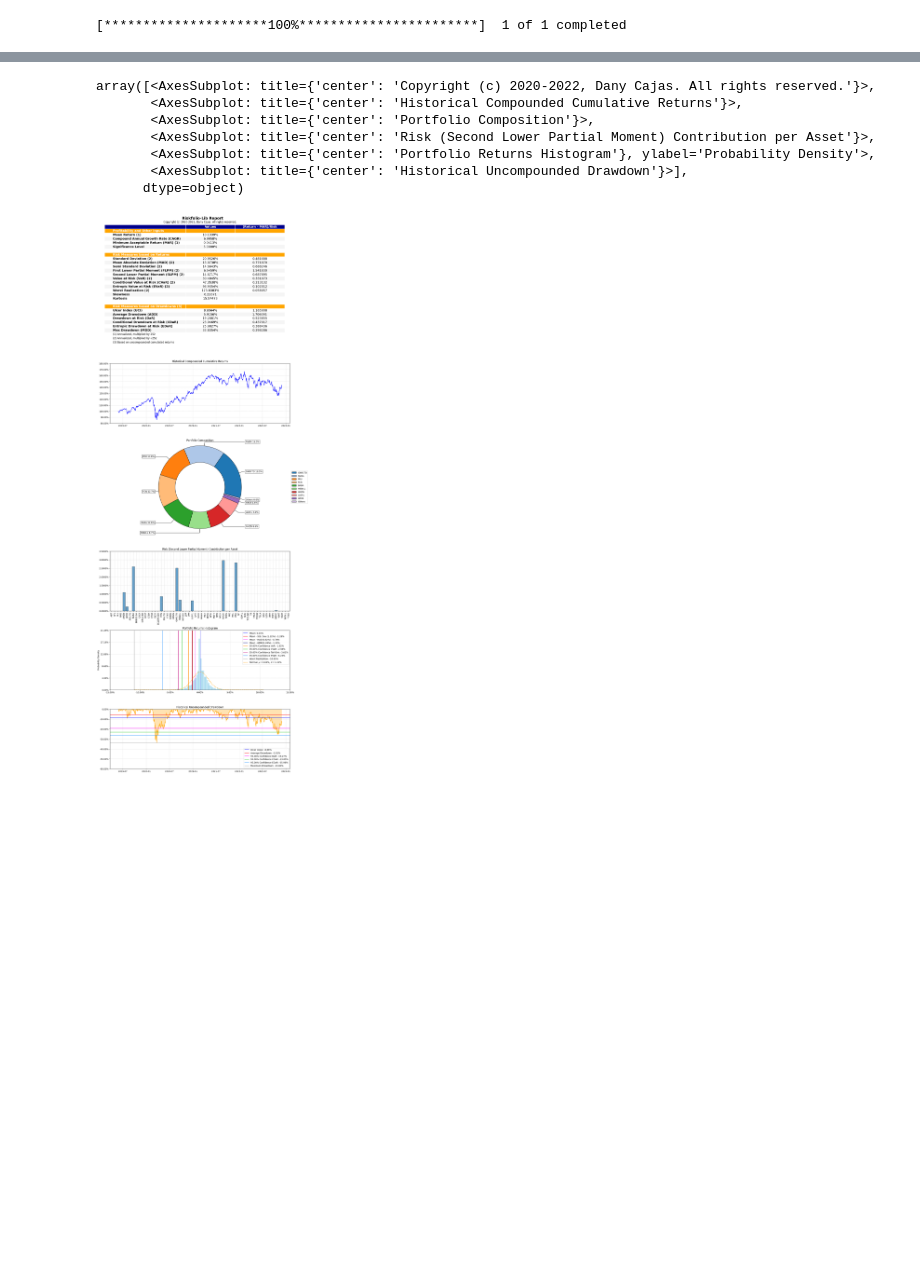
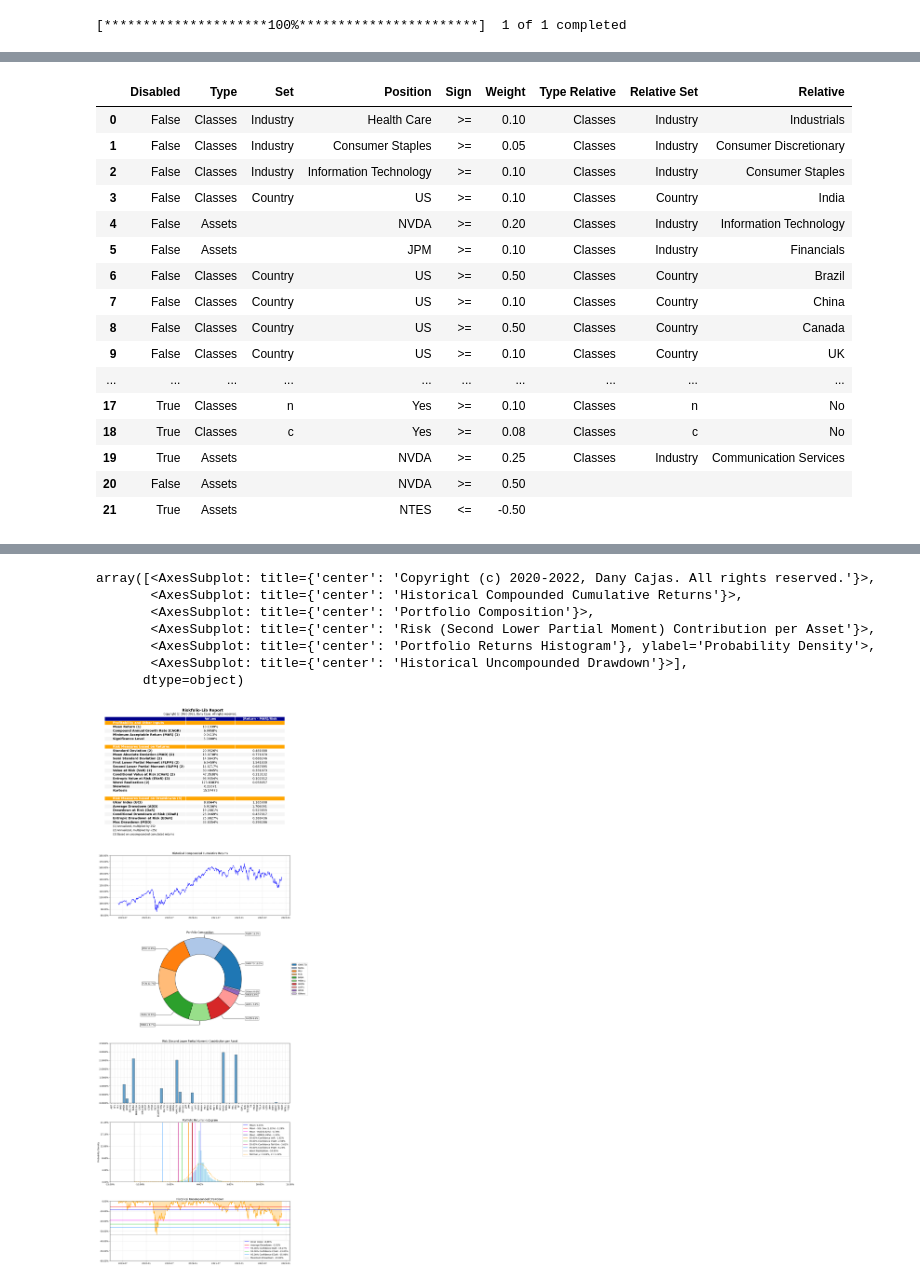
Before and after one commit to aliencaocao/wharton-comp, a Jupyter notebook: portfolio optimization.ipynb, the cells around one changed output, grey strips where cells are left out. Saved outputs shown, nothing was run; the diff lists cells and outputs as text; code cells hidden in the pictures; blank space fills up the shorter version.

```diff
--- a/portfolio optimization.ipynb
+++ b/portfolio optimization.ipynb
@@ -95,0 +131,22 @@ w = port.optimization(model=model, rm=risk_measure, obj=obj, rf=risk_free_rate)
+# %%
+views = pd.read_csv('views.csv')
+views.fillna('', inplace=True)
+views
+# %% [output]
+|  | Disabled | Type | Set | Position | Sign | Weight | Type Relative | Relative Set | Relative |
+| 0 | False | Classes | Industry | Health Care | >= | 0.10 | Classes | Industry | Industrials |
+| 1 | False | Classes | Industry | Consumer Staples | >= | 0.05 | Classes | Industry | Consumer Discretionary |
+| 2 | False | Classes | Industry | Information Technology | >= | 0.10 | Classes | Industry | Consumer Staples |
+| 3 | False | Classes | Country | US | >= | 0.10 | Classes | Country | India |
+| 4 | False | Assets |  | NVDA | >= | 0.20 | Classes | Industry | Information Technology |
+| 5 | False | Assets |  | JPM | >= | 0.10 | Classes | Industry | Financials |
+| 6 | False | Classes | Country | US | >= | 0.50 | Classes | Country | Brazil |
+| 7 | False | Classes | Country | US | >= | 0.10 | Classes | Country | China |
+| 8 | False | Classes | Country | US | >= | 0.50 | Classes | Country | Canada |
+| 9 | False | Classes | Country | US | >= | 0.10 | Classes | Country | UK |
+| ... | ... | ... | ... | ... | ... | ... | ... | ... | ... |
+| 17 | True | Classes | n | Yes | >= | 0.10 | Classes | n | No |
+| 18 | True | Classes | c | Yes | >= | 0.08 | Classes | c | No |
+| 19 | True | Assets |  | NVDA | >= | 0.25 | Classes | Industry | Communication Services |
+| 20 | False | Assets |  | NVDA | >= | 0.50 |  |  |  |
+| 21 | True | Assets |  | NTES | <= | -0.50 |  |  |  |
```
Also changed, not shown: parts of 14 cells of this notebook, 2 other files.
